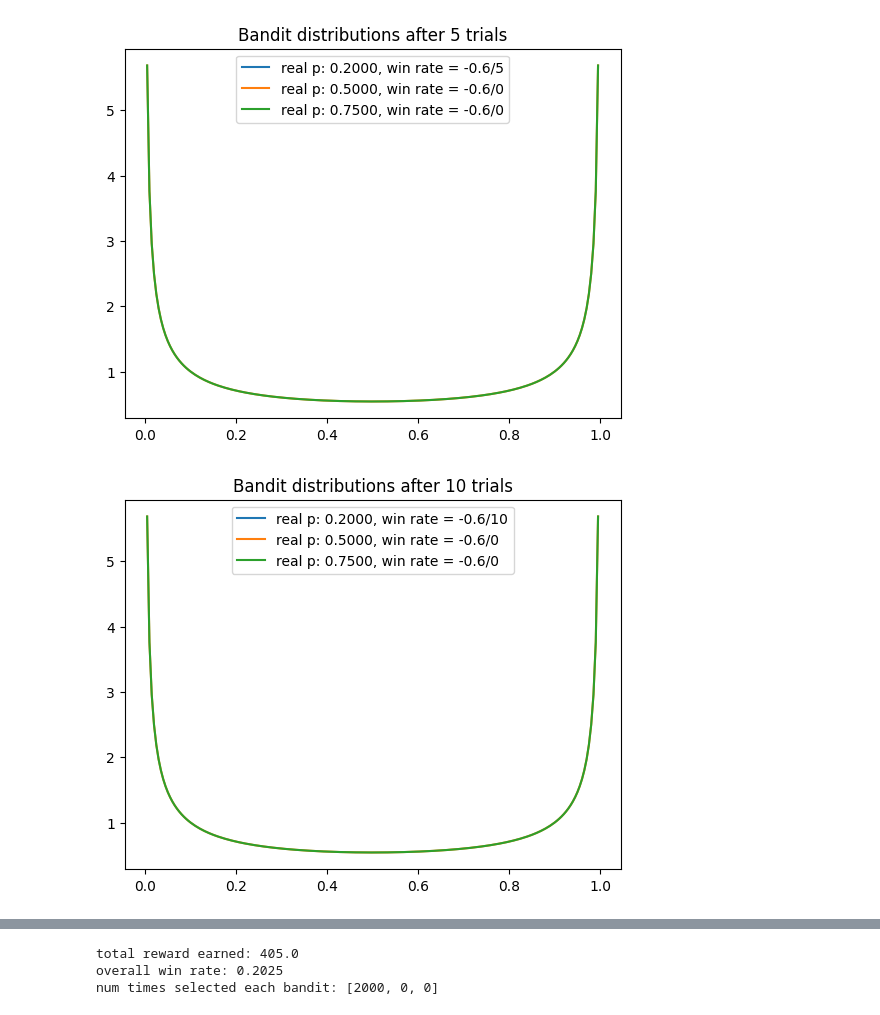
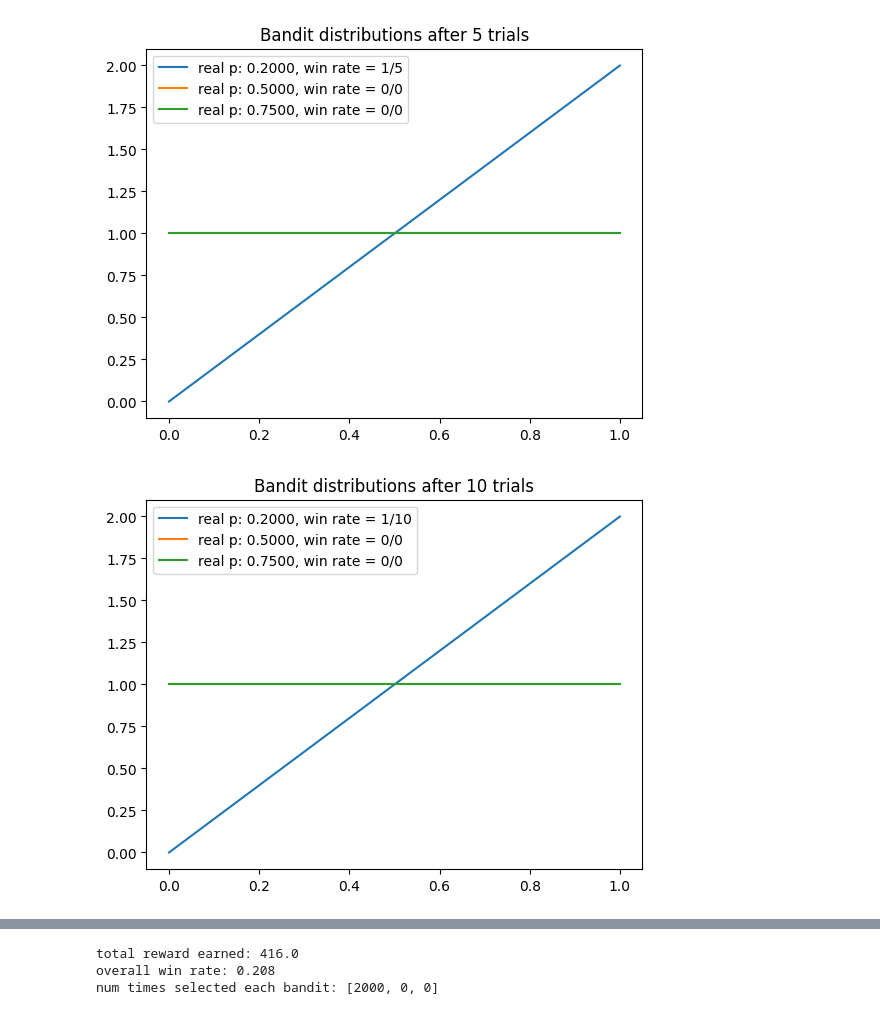
Before and after one commit to JonasHagstrom79/Reinforced-Learning, a Jupyter notebook: Bayesian_starter.ipynb, the cells around one changed output, grey strips where cells are left out. Cells and saved outputs as stored; diff of their text form; code cells hidden in the pictures.

```diff
--- a/Bayesian_starter.ipynb
+++ b/Bayesian_starter.ipynb
@@ -21,8 +23,8 @@ BANDIT_PROBABILITIES = [0.2, 0.5, 0.75]
 class Bandit:
   def __init__(self, p):
     self.p = p
-    self.a = 0.4 # TODO Parameters of beta-distrubution
-    self.b = 0.4 # TODO
+    self.a = 1 # TODO Parameters of beta-distrubution
+    self.b = 1 # TODO
     self.N = 0 # for information only
 
   def pull(self):
@@ -32,8 +34,8 @@ class Bandit:
     return beta(a, b).sample()# TODO - draw a sample from Beta(a, b)
 
   def update(self, x):
-    self.a = x+0.4 # TODO
-    self.b = x-0.4 # TODO
+    self.a += x # TODO
+    self.b += 1-x # TODO
     self.N += 1
 
 
@@ -50,33 +52,33 @@ def plot(bandits, trial):
 def experiment():
   bandits = [Bandit(p) for p in BANDIT_PROBABILITIES]
 
   sample_points = [5,10,20,50,100,200,500,1000,1500,1999]
   rewards = np.zeros(NUM_TRIALS)
   for i in range(NUM_TRIALS):
     # Thompson sampling
-    j = argmax(b.sample() for b in bandits)# TODO
+    j = argmax([b.sample() for b in bandits])# TODO
 
     # plot the posteriors
     if i in sample_points:
       plot(bandits, i)
 
     # pull the arm for the bandit with the largest sample
     x = bandits[j].pull()
 
     # update rewards
     rewards[i] = x
 
     # update the distribution for the bandit whose arm we just pulled
     bandits[j].update(x)
 
   # print total reward
   print("total reward earned:", rewards.sum())
   print("overall win rate:", rewards.sum() / NUM_TRIALS)
   print("num times selected each bandit:", [b.N for b in bandits])
 
 
 if __name__ == "__main__":
   experiment()
 # %% [output]
-[figure, old version]
+[figure, new version]
-[figure, old version]
+[figure, new version]
@@ -91,3 +93,3 @@ if __name__ == "__main__":
-total reward earned: 405.0
-overall win rate: 0.2025
+total reward earned: 416.0
+overall win rate: 0.208
 num times selected each bandit: [2000, 0, 0]
```
Also changed, not shown: parts of 2 cells of this notebook.
